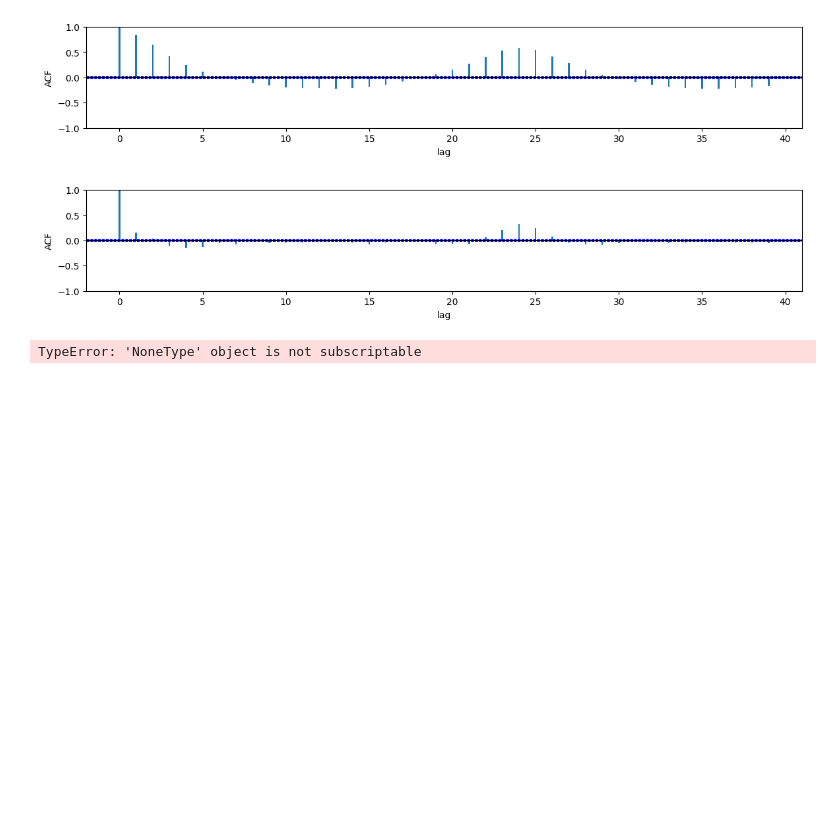
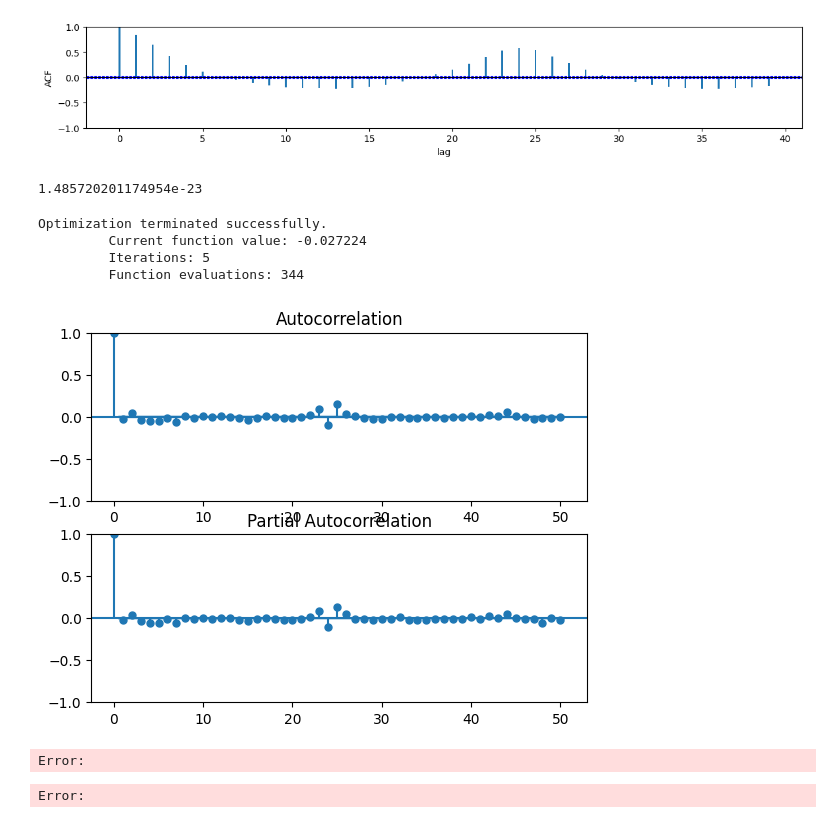
Before and after one commit to chrisahn99/eCSpress, a Jupyter notebook: notebooks/sarima.ipynb, the cells around one changed output. Saved outputs shown, nothing was run; the diff lists cells and outputs as text; code cells hidden in the pictures; blank space fills up the shorter version.

Commit message:
sarima class and seasonality chosen

```diff
--- a/notebooks/sarima.ipynb
+++ b/notebooks/sarima.ipynb
@@ -92,9 +92,3 @@ y_len = len(y) # variable nécessaire pour l'utilisation de plot_sortie_acf
 plot_sortie_acf(acf(np.asarray(y)), y_len)
 # %% [output]
 [figure]
-# %%
-y_dif1 = y - y.shift(1)
-
-plot_sortie_acf(acf(np.asarray(y_dif1[1:])), y_len)
-# %% [output]
-[figure, removed]
@@ -128,2 +95,27 @@ if fitting:
+# %%
+from statsmodels.tsa.stattools import adfuller
+adf, pvalue, usedlag_, nobs_, critical_values_, icbest_ = adfuller(y)
+pvalue
+# %% [output]
+1.485720201174954e-23
+# %%
+# Ordres du modèle
+p,q,d=1,1,1
+seasonal = (1,1,1,24)
+
+model = sm.tsa.statespace.SARIMAX(
+    y,order=(p,q,d),seasonal_order=seasonal,enforce_stationarity=False,enforce_invertibility=False
+).fit(max_iter=50, method='powell')
+res = model.resid
+fig, ax = plt.subplots(2,1)
+fig = sm.graphics.tsa.plot_acf(res, lags=50, ax=ax[0])
+fig = sm.graphics.tsa.plot_pacf(res, lags=50, ax=ax[1])
+plt.show()
+# %% [output]
+Optimization terminated successfully.
+         Current function value: -0.027224
+         Iterations: 5
+         Function evaluations: 344
+[figure, added]
 # %%
 class ForecastingSARIMA:
@@ -221,7 +212,11 @@ class ForecastingSARIMA:
 # %%
 # warnings.filterwarnings("ignore")
 
-sarima = ForecastingSARIMA(ce_df)
+sarima = ForecastingSARIMA(
+    train=y,
+    test=y
+)
 RMSE = sarima.forecast()
 # %% [output]
-TypeError: 'NoneType' object is not subscriptable
+Error:
+Error:
```
Also changed, not shown: parts of 4 cells of this notebook.
